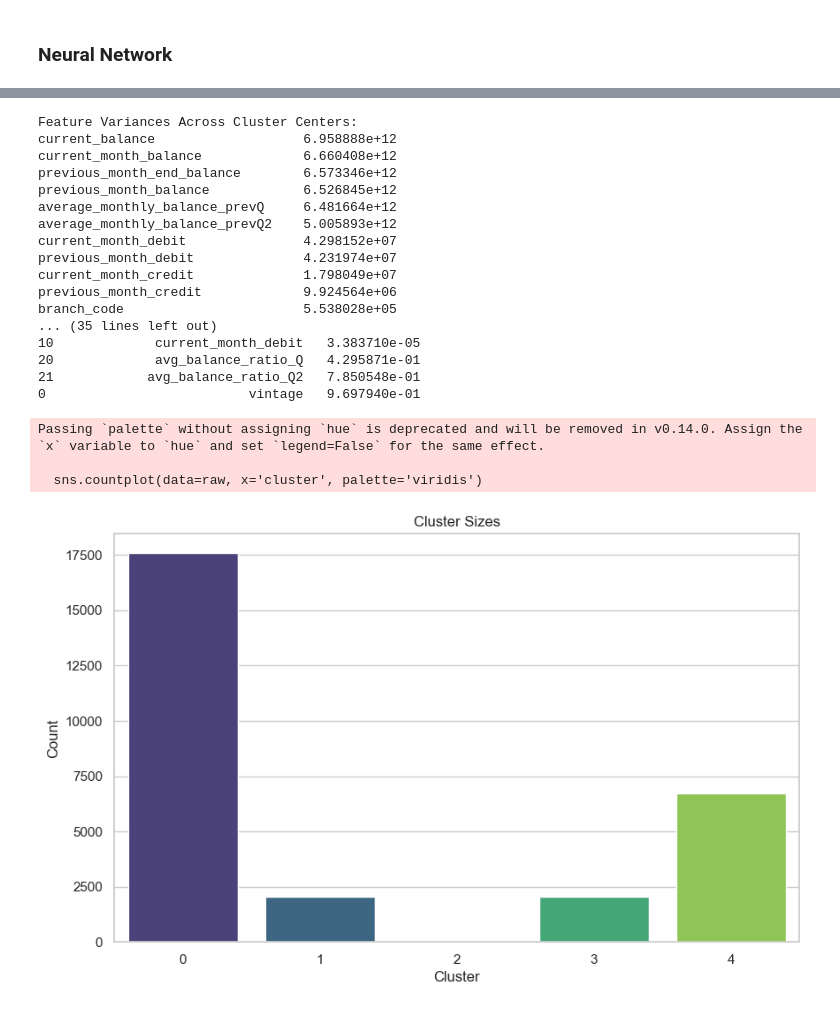
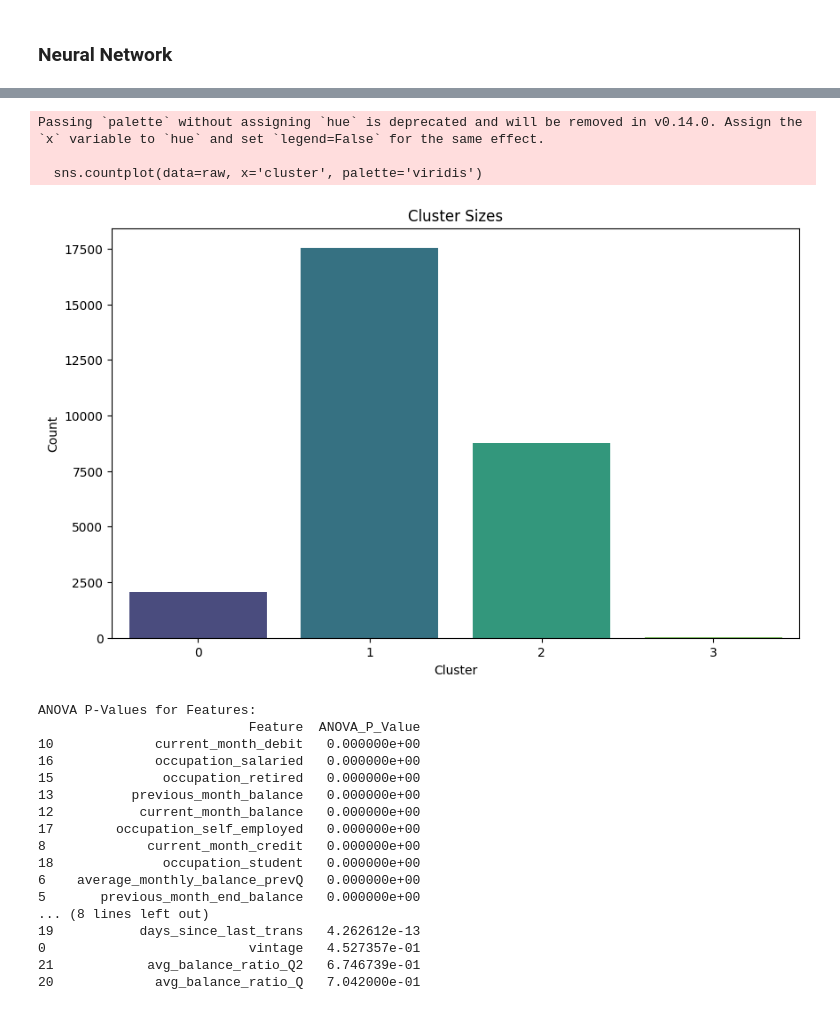
Before and after one commit to lucasweyrich958/Banking_Churn, a Jupyter notebook: Final Project.ipynb, the cells around one changed output, grey strips where cells are left out. Cells and saved outputs as stored; diff of their text form; code cells hidden in the pictures.

```diff
--- a/Final Project.ipynb
+++ b/Final Project.ipynb
@@ -408,7 +578,7 @@ scaler = StandardScaler()
 scaled_features = scaler.fit_transform(features_for_clustering)
 
 # K-Means Clustering
-kmeans = KMeans(n_clusters=5)
+kmeans = KMeans(n_clusters=4, random_state=1403)
 clusters = kmeans.fit_predict(scaled_features)
 
 # Adding cluster information to the original dataframe
@@ -416,57 +588,41 @@ raw['cluster'] = clusters
 # %%
-# Getting the cluster centers
-cluster_centers = kmeans.cluster_centers_
-
-# Scale back the cluster centers to the original scale
-cluster_centers_original_scale = scaler.inverse_transform(cluster_centers)
-
-# Create a DataFrame for better visualization
-cluster_centers_df = pd.DataFrame(cluster_centers_original_scale, columns=features_for_clustering.columns)
-
-# Calculate the variance of each feature across the cluster centers
-variance_across_centers = cluster_centers_df.var()
-print("\nFeature Variances Across Cluster Centers:")
-print(variance_across_centers.sort_values(ascending=False))
+plt.figure(figsize=(10, 6))
+sns.countplot(data=raw, x='cluster', palette='viridis')
+plt.title('Cluster Sizes')
+plt.xlabel('Cluster')
+plt.ylabel('Count')
+plt.show()
 
 from scipy.stats import f_oneway
-
 # Perform ANOVA for each feature
 anova_results = {}
 for feature in features_for_clustering.columns:
     cluster_groups = [raw[raw['cluster'] == cluster][feature] for cluster in range(kmeans.n_clusters)]
     anova_results[feature] = f_oneway(*cluster_groups).pvalue
 
 anova_results_df = pd.DataFrame(list(anova_results.items()), columns=['Feature', 'ANOVA_P_Value'])
 anova_results_df.sort_values(by='ANOVA_P_Value', inplace=True)
 print("\nANOVA P-Values for Features:")
 print(anova_results_df)
 # %% [output]
-Feature Variances Across Cluster Centers:
-current_balance                   6.958888e+12
-current_month_balance             6.660408e+12
-previous_month_end_balance        6.573346e+12
-previous_month_balance            6.526845e+12
-average_monthly_balance_prevQ     6.481664e+12
-average_monthly_balance_prevQ2    5.005893e+12
-current_month_debit               4.298152e+07
-previous_month_debit              4.231974e+07
-current_month_credit              1.798049e+07
-previous_month_credit             9.924564e+06
-branch_code                       5.538028e+05
-... (35 lines left out)
-10             current_month_debit   3.383710e-05
-20             avg_balance_ratio_Q   4.295871e-01
-21            avg_balance_ratio_Q2   7.850548e-01
-0                          vintage   9.697940e-01
+Passing `palette` without assigning `hue` is deprecated and will be removed in v0.14.0. Assign the `x` variable to `hue` and set `legend=False` for the same effect.
+
+  sns.countplot(data=raw, x='cluster', palette='viridis')
+[figure, added]
+ANOVA P-Values for Features:
+                           Feature  ANOVA_P_Value
+10             current_month_debit   0.000000e+00
+16             occupation_salaried   0.000000e+00
+15              occupation_retired   0.000000e+00
+13          previous_month_balance   0.000000e+00
+12           current_month_balance   0.000000e+00
+17        occupation_self_employed   0.000000e+00
+8             current_month_credit   0.000000e+00
+18              occupation_student   0.000000e+00
+6    average_monthly_balance_prevQ   0.000000e+00
+5       previous_month_end_balance   0.000000e+00
+... (8 lines left out)
+19           days_since_last_trans   4.262612e-13
+0                          vintage   4.527357e-01
+21            avg_balance_ratio_Q2   6.746739e-01
+20             avg_balance_ratio_Q   7.042000e-01
-# %%
-plt.figure(figsize=(10, 6))
-sns.countplot(data=raw, x='cluster', palette='viridis')
-plt.title('Cluster Sizes')
-plt.xlabel('Cluster')
-plt.ylabel('Count')
-plt.show()
-# %% [output]
-Passing `palette` without assigning `hue` is deprecated and will be removed in v0.14.0. Assign the `x` variable to `hue` and set `legend=False` for the same effect.
-
-  sns.countplot(data=raw, x='cluster', palette='viridis')
-[figure, removed]
```
Also changed, not shown: parts of 37 cells of this notebook.
